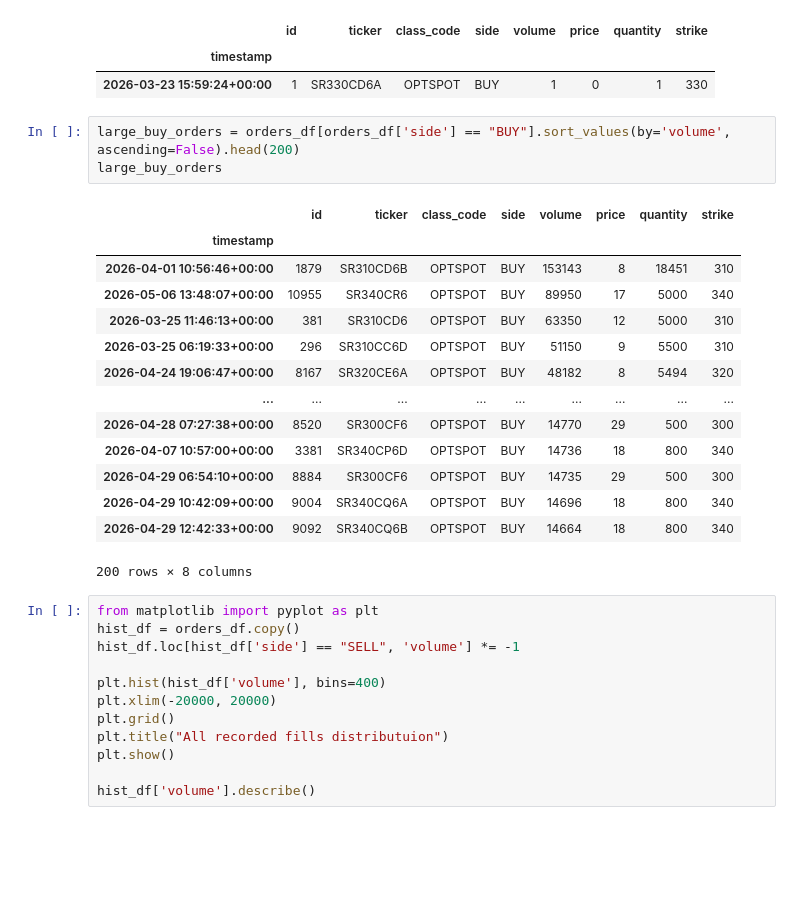
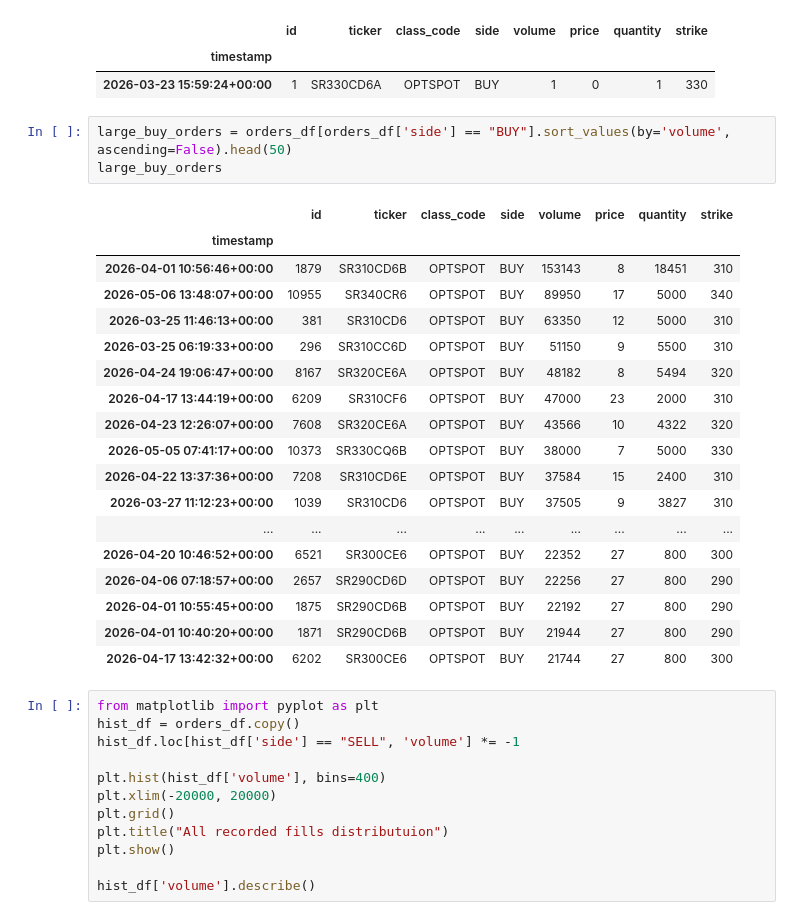
Before and after one commit to SigmaFlowX/Sber-Moex-Options, a Jupyter notebook: notebooks/large_orders_analysis.ipynb, the cells around one changed output. Saved outputs shown, nothing was run; the diff lists cells and outputs as text; blank space fills up the shorter version.

```diff
--- a/notebooks/large_orders_analysis.ipynb
+++ b/notebooks/large_orders_analysis.ipynb
@@ -27,23 +27,27 @@ orders_df.head(1)
 | timestamp |  |  |  |  |  |  |  |  |
 | 2026-03-23 15:59:24+00:00 | 1 | SR330CD6A | OPTSPOT | BUY | 1 | 0 | 1 | 330 |
 # %%
-large_buy_orders = orders_df[orders_df['side'] == "BUY"].sort_values(by='volume', ascending=False).head(200)
+large_buy_orders = orders_df[orders_df['side'] == "BUY"].sort_values(by='volume', ascending=False).head(50)
 large_buy_orders
 # %% [output]
 |  | id | ticker | class_code | side | volume | price | quantity | strike |
 | timestamp |  |  |  |  |  |  |  |  |
 | 2026-04-01 10:56:46+00:00 | 1879 | SR310CD6B | OPTSPOT | BUY | 153143 | 8 | 18451 | 310 |
 | 2026-05-06 13:48:07+00:00 | 10955 | SR340CR6 | OPTSPOT | BUY | 89950 | 17 | 5000 | 340 |
 | 2026-03-25 11:46:13+00:00 | 381 | SR310CD6 | OPTSPOT | BUY | 63350 | 12 | 5000 | 310 |
 | 2026-03-25 06:19:33+00:00 | 296 | SR310CC6D | OPTSPOT | BUY | 51150 | 9 | 5500 | 310 |
 | 2026-04-24 19:06:47+00:00 | 8167 | SR320CE6A | OPTSPOT | BUY | 48182 | 8 | 5494 | 320 |
+| 2026-04-17 13:44:19+00:00 | 6209 | SR310CF6 | OPTSPOT | BUY | 47000 | 23 | 2000 | 310 |
+| 2026-04-23 12:26:07+00:00 | 7608 | SR320CE6A | OPTSPOT | BUY | 43566 | 10 | 4322 | 320 |
+| 2026-05-05 07:41:17+00:00 | 10373 | SR330CQ6B | OPTSPOT | BUY | 38000 | 7 | 5000 | 330 |
+| 2026-04-22 13:37:36+00:00 | 7208 | SR310CD6E | OPTSPOT | BUY | 37584 | 15 | 2400 | 310 |
+| 2026-03-27 11:12:23+00:00 | 1039 | SR310CD6 | OPTSPOT | BUY | 37505 | 9 | 3827 | 310 |
 | ... | ... | ... | ... | ... | ... | ... | ... | ... |
-| 2026-04-28 07:27:38+00:00 | 8520 | SR300CF6 | OPTSPOT | BUY | 14770 | 29 | 500 | 300 |
-| 2026-04-07 10:57:00+00:00 | 3381 | SR340CP6D | OPTSPOT | BUY | 14736 | 18 | 800 | 340 |
-| 2026-04-29 06:54:10+00:00 | 8884 | SR300CF6 | OPTSPOT | BUY | 14735 | 29 | 500 | 300 |
-| 2026-04-29 10:42:09+00:00 | 9004 | SR340CQ6A | OPTSPOT | BUY | 14696 | 18 | 800 | 340 |
-| 2026-04-29 12:42:33+00:00 | 9092 | SR340CQ6B | OPTSPOT | BUY | 14664 | 18 | 800 | 340 |
+| 2026-04-20 10:46:52+00:00 | 6521 | SR300CE6 | OPTSPOT | BUY | 22352 | 27 | 800 | 300 |
+| 2026-04-06 07:18:57+00:00 | 2657 | SR290CD6D | OPTSPOT | BUY | 22256 | 27 | 800 | 290 |
+| 2026-04-01 10:55:45+00:00 | 1875 | SR290CD6B | OPTSPOT | BUY | 22192 | 27 | 800 | 290 |
+| 2026-04-01 10:40:20+00:00 | 1871 | SR290CD6B | OPTSPOT | BUY | 21944 | 27 | 800 | 290 |
+| 2026-04-17 13:42:32+00:00 | 6202 | SR300CE6 | OPTSPOT | BUY | 21744 | 27 | 800 | 300 |
-200 rows × 8 columns
 # %%
 from matplotlib import pyplot as plt
 hist_df = orders_df.copy()
```
Also changed, not shown: parts of 13 cells of this notebook.
